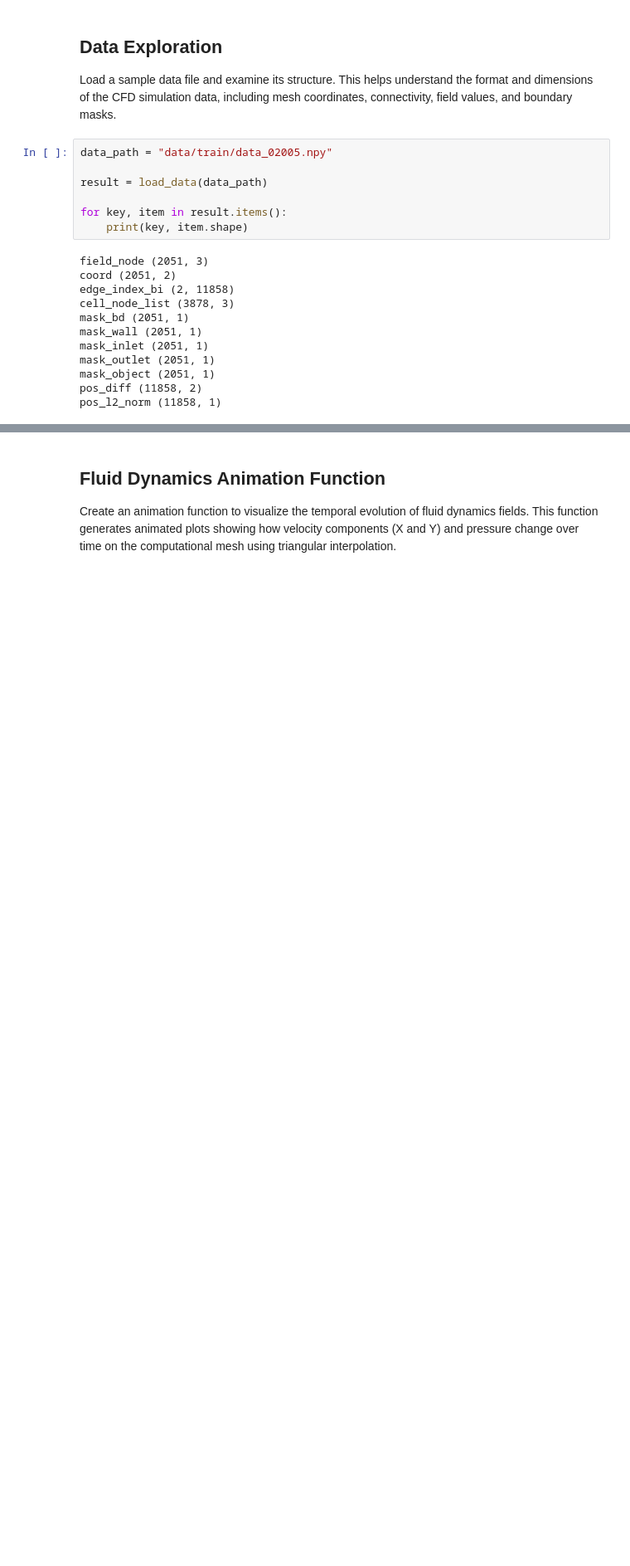
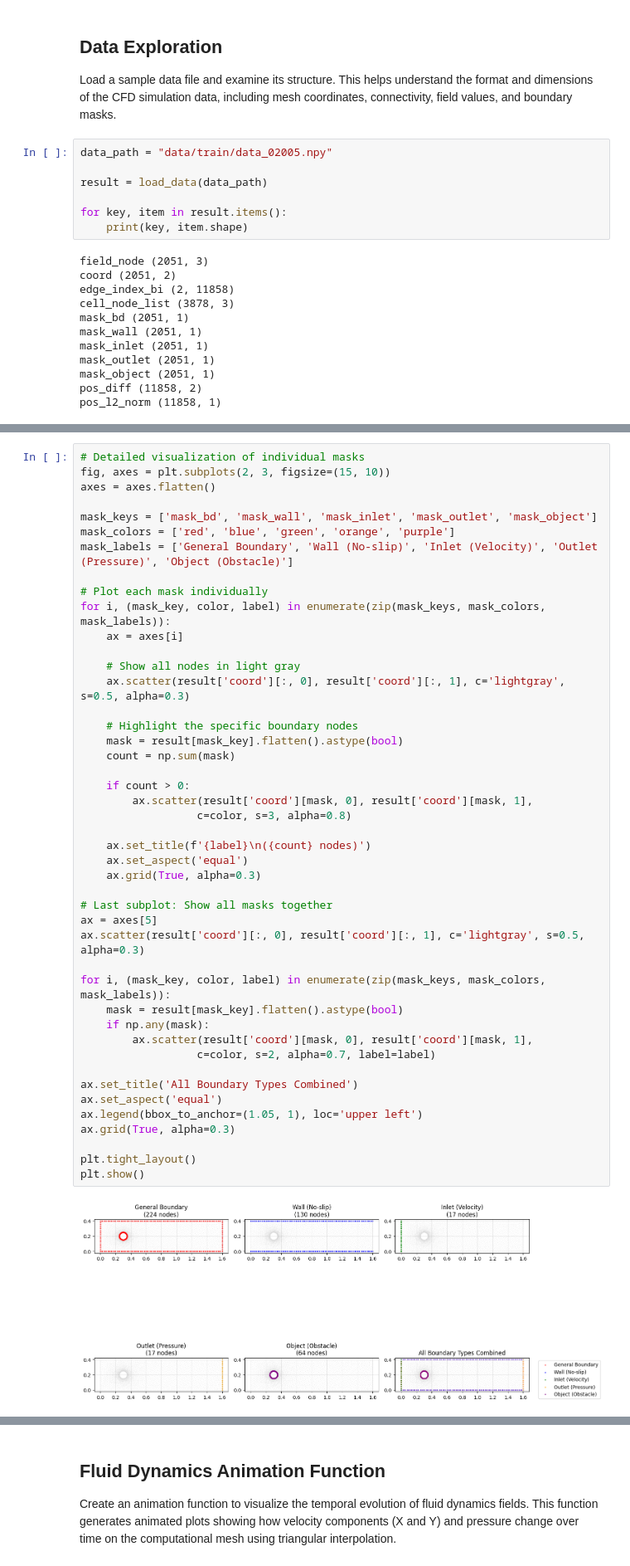
Before and after one commit to OmidZJ/ML4Science-GNN-Challenge, a Jupyter notebook: [ML4Science]GNN-completed.ipynb, the cells around one changed output, grey strips where cells are left out. Shown at 83% size. Cells and saved outputs as stored; diff of their text form; blank space fills up the shorter version.

```diff
--- a/[ML4Science]GNN-completed.ipynb
+++ b/[ML4Science]GNN-completed.ipynb
@@ -59,0 +185,47 @@ pos_l2_norm (11858, 1)
+# %%
+# Detailed visualization of individual masks
+fig, axes = plt.subplots(2, 3, figsize=(15, 10))
+axes = axes.flatten()
+
+mask_keys = ['mask_bd', 'mask_wall', 'mask_inlet', 'mask_outlet', 'mask_object']
+mask_colors = ['red', 'blue', 'green', 'orange', 'purple']
+mask_labels = ['General Boundary', 'Wall (No-slip)', 'Inlet (Velocity)', 'Outlet (Pressure)', 'Object (Obstacle)']
+
+# Plot each mask individually
+for i, (mask_key, color, label) in enumerate(zip(mask_keys, mask_colors, mask_labels)):
+    ax = axes[i]
+
+    # Show all nodes in light gray
+    ax.scatter(result['coord'][:, 0], result['coord'][:, 1], c='lightgray', s=0.5, alpha=0.3)
+
+    # Highlight the specific boundary nodes
+    mask = result[mask_key].flatten().astype(bool)
+    count = np.sum(mask)
+
+    if count > 0:
+        ax.scatter(result['coord'][mask, 0], result['coord'][mask, 1],
+                  c=color, s=3, alpha=0.8)
+
+    ax.set_title(f'{label}\n({count} nodes)')
+    ax.set_aspect('equal')
+    ax.grid(True, alpha=0.3)
+
+# Last subplot: Show all masks together
+ax = axes[5]
+ax.scatter(result['coord'][:, 0], result['coord'][:, 1], c='lightgray', s=0.5, alpha=0.3)
+
+for i, (mask_key, color, label) in enumerate(zip(mask_keys, mask_colors, mask_labels)):
+    mask = result[mask_key].flatten().astype(bool)
+    if np.any(mask):
+        ax.scatter(result['coord'][mask, 0], result['coord'][mask, 1],
+                  c=color, s=2, alpha=0.7, label=label)
+
+ax.set_title('All Boundary Types Combined')
+ax.set_aspect('equal')
+ax.legend(bbox_to_anchor=(1.05, 1), loc='upper left')
+ax.grid(True, alpha=0.3)
+
+plt.tight_layout()
+plt.show()
+# %% [output]
+[figure, added]
```
Also changed, not shown: parts of 6 cells of this notebook.
